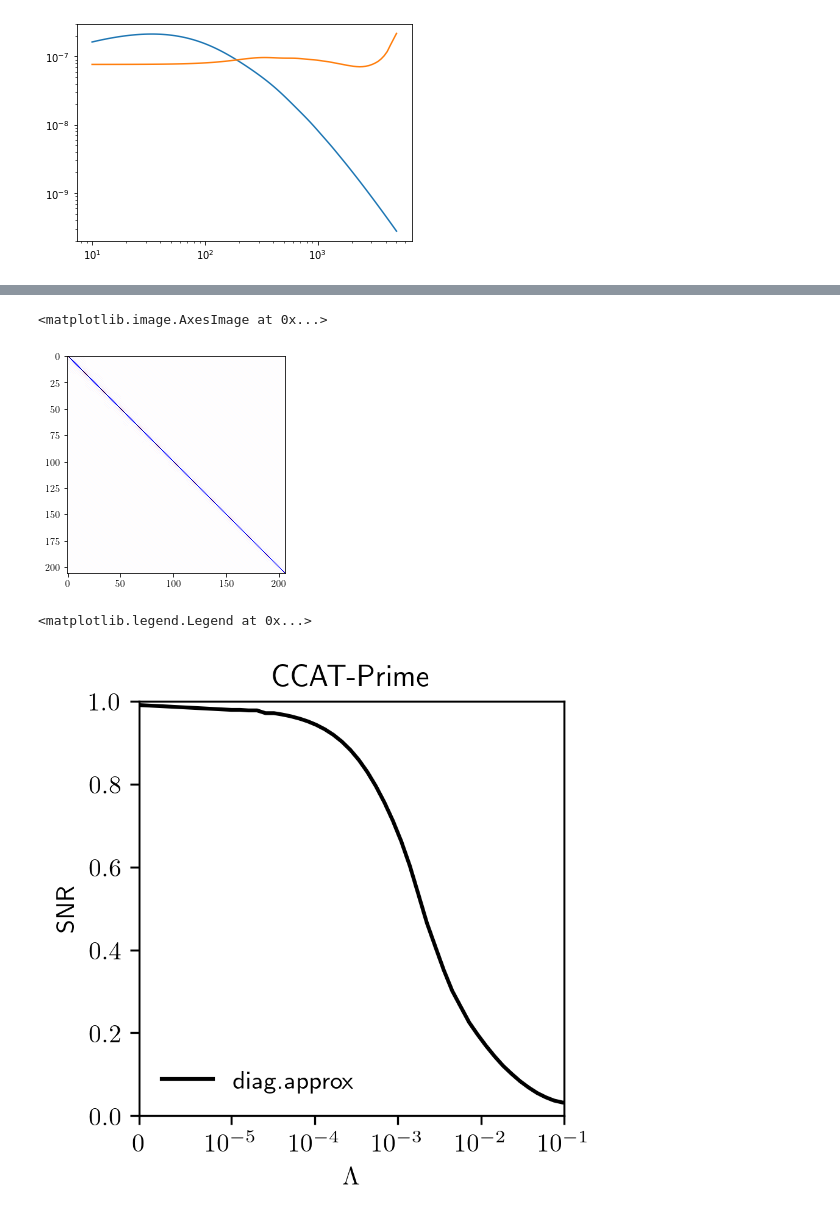
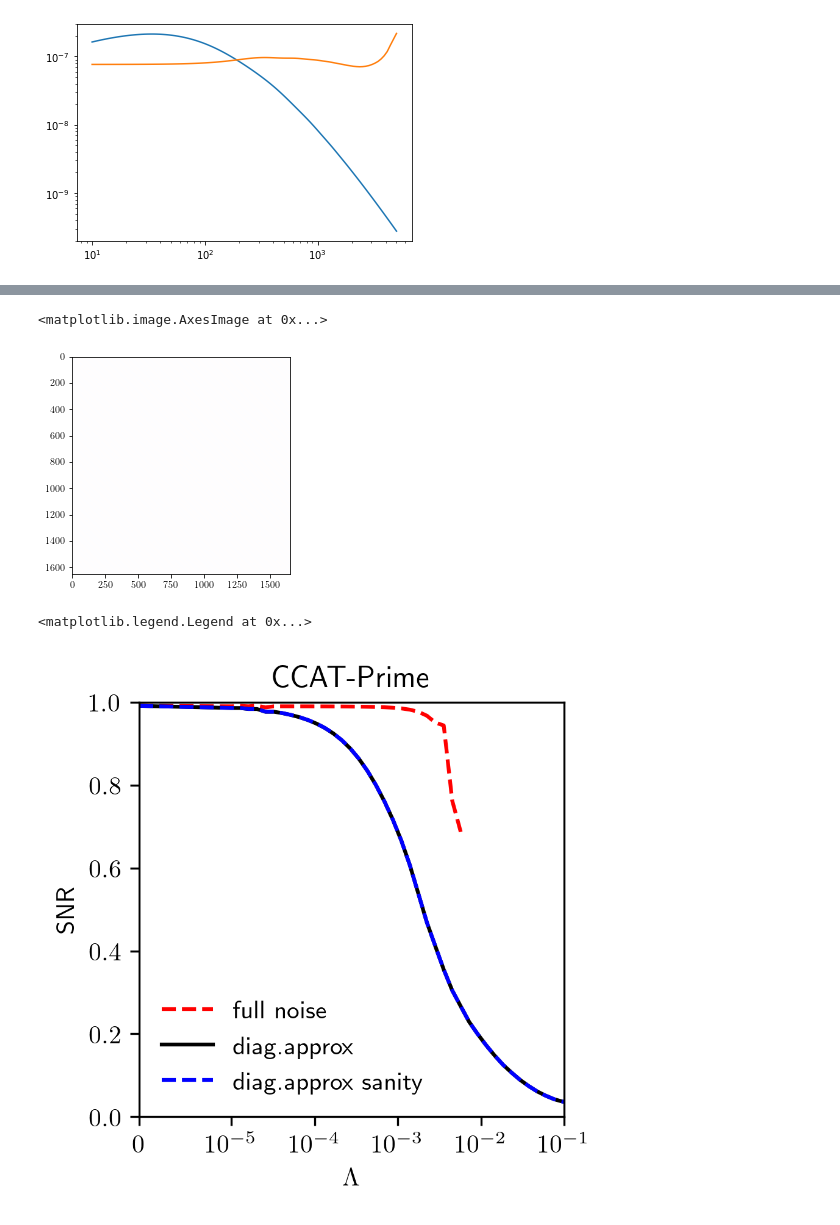
Before and after one commit to DelonShen/LIMxCMBL, a Jupyter notebook: 005.003.2025-01-29-SNR-diagonal-noise-dominated-CCAt-prime-denser-chi-sampling-full-eIeI-in-window.ipynb, the cells around one changed output, grey strips where cells are left out. Saved outputs shown, nothing was run; the diff lists cells and outputs as text; code cells hidden in the pictures.

```diff
--- a/005.003.2025-01-29-SNR-diagonal-noise-dominated-CCAt-prime-denser-chi-sampling-full-eIeI-in-window.ipynb
+++ b/005.003.2025-01-29-SNR-diagonal-noise-dominated-CCAt-prime-denser-chi-sampling-full-eIeI-in-window.ipynb
@@ -69,6 +69,8 @@ SNR2_per_mode_full[0.0] = SNR2_per_mode[0.0]
 SNR2_per_mode_sanity[0.0] = SNR2_per_mode[0.0]
 
 for Lambda in tqdm(Lambdas):
+#     if(Lambda > 1e-2):
+#         break
 #     print(Lambda)
     chis_resample_len = int(np.log2(len(chis_resample)))
     IHi_kappa_fname = '/scratch/users/delon/LIMxCMBL/IHiKappa/zmin_%.5f_zmax_%.5f_Lambda_%.5f_chi_sample_2e%d.npy'%(zmin, zmax, Lambda,chis_resample_len)
@@ -81,12 +83,12 @@ for Lambda in tqdm(Lambdas):
                                     y = integrand[:,window])/(ClKK + f_N0(ells))
 
 
-    eIeI, eLOeLO, eIeLO, eLOeI = get_eHIeHI(chimin, chimax, Lambda)
+#     eIeI, eLOeLO, eIeLO, eLOeI = get_eHIeHI(chimin, chimax, Lambda)
     oup_fname = '/scratch/users/delon/LIMxCMBL/eHIeHI/zmin_%.5f_zmax_%.5f_Lambda_%.5e_chi_sample_2e%d'%(zmin, zmax, Lambda,chis_resample_len)
-    np.save(oup_fname + 'eIeI.npy'  , eIeI)
-    np.save(oup_fname + 'eIeLO.npy' , eIeLO)
-    np.save(oup_fname + 'eLOeI.npy' , eLOeI)
-    np.save(oup_fname + 'eLOeLO.npy', eLOeLO)
+    eIeI = np.load(oup_fname + 'eIeI.npy')
+    eIeLO = np.load(oup_fname + 'eIeLO.npy' ,)
+    eLOeI = np.load(oup_fname + 'eLOeI.npy' , )
+    eLOeLO = np.load(oup_fname + 'eLOeLO.npy', )
 
 
     eHIeHI = eIeI + eLOeLO - eIeLO - eLOeI
@@ -224,35 +227,35 @@ vminmax = np.max(np.abs(eHIeHI))
 plt.imshow(eHIeHI, vmin = -vminmax, vmax = vminmax, cmap = 'seismic')
 # %% [output]
 <matplotlib.image.AxesImage at 0x...>
-[figure, old version]
+[figure, new version]
 # %%
 plt.figure(figsize = (3,3) ,dpi = 300, facecolor = 'w')
 
-# plt.plot(Lambdas,
-#          np.sqrt(SNR2_per_Omega_per_invPei_full) * np.sqrt(Omega_field) / np.sqrt(Pei),
-#          'r--',
-#         label='full noise')
+plt.plot(Lambdas,
+         np.sqrt(SNR2_per_Omega_per_invPei_full) * np.sqrt(Omega_field) / np.sqrt(Pei),
+         'r--',
+        label='full noise')
 
 plt.plot(Lambdas,
          np.sqrt(SNR2_per_Omega_per_invPei) * np.sqrt(Omega_field) / np.sqrt(Pei),
          c='k',
         label='diag.approx')
 
-# plt.plot(Lambdas,
-#          np.sqrt(SNR2_per_Omega_per_invPei_sanity) * np.sqrt(Omega_field) / np.sqrt(Pei),
-#          'b--',
-#         label='diag.approx sanity')
+plt.plot(Lambdas,
+         np.sqrt(SNR2_per_Omega_per_invPei_sanity) * np.sqrt(Omega_field) / np.sqrt(Pei),
+         'b--',
+        label='diag.approx sanity')
 
 
 plt.xscale('symlog', linthresh = 1e-5)
 fundamental = 2*np.pi/(chimax - chimin)
 
 plt.xlim(0, 1e-1)
 plt.ylim(0, 1)
 plt.xlabel(r'$\Lambda$')
 plt.ylabel(r'$${\sf SNR}$$')
 plt.title('CCAT-Prime')
 plt.legend(frameon=False)
 # %% [output]
 <matplotlib.legend.Legend at 0x...>
-[figure, old version]
+[figure, new version]
```
Also changed, not shown: parts of 10 cells of this notebook, 6 other files.
